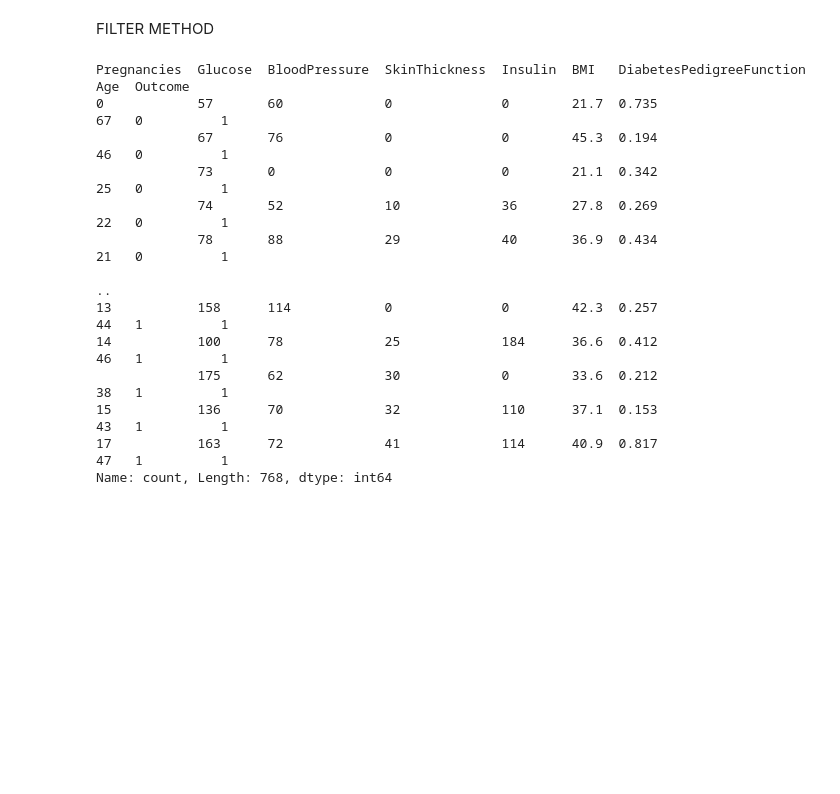
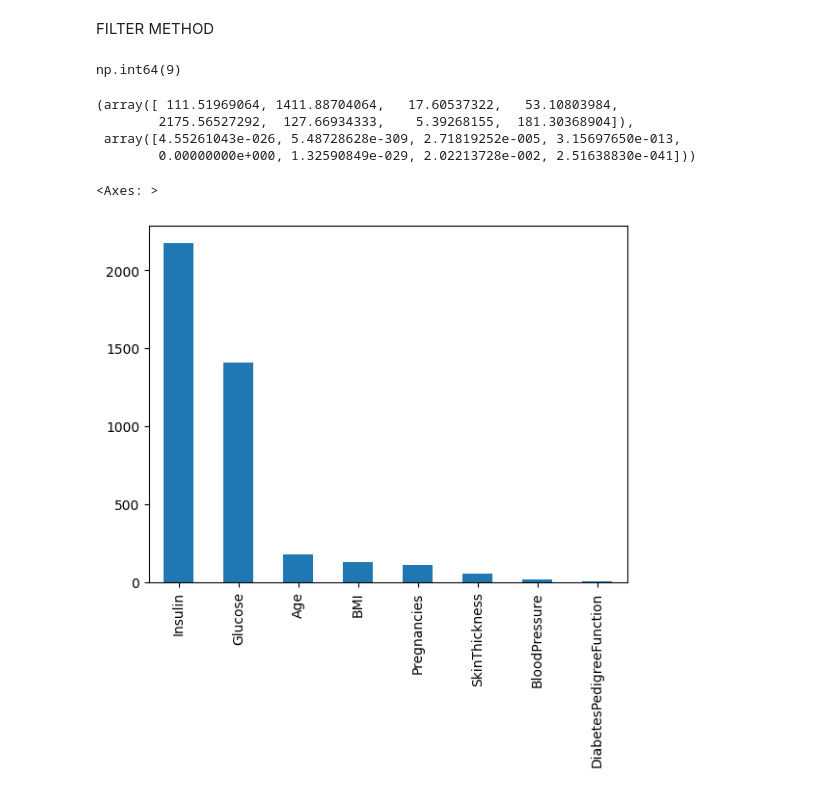
Before and after one commit to vishva0710/ML-From-Scratch, a Jupyter notebook: Machine-Learning/ML_Fundamentals/Feature_selection.ipynb, the cells around one changed output. Saved outputs shown, nothing was run; the diff lists cells and outputs as text; code cells hidden in the pictures; blank space fills up the shorter version.

Commit message:
feature_selection

```diff
--- a/Machine-Learning/ML_Fundamentals/Feature_selection.ipynb
+++ b/Machine-Learning/ML_Fundamentals/Feature_selection.ipynb
@@ -67,18 +67,20 @@ FILTER METHOD
 # Spearman Correlation: Monotonic (not necessarily linear) relationships
 # Mutual Information: Works for non-linear relationships too
 # %%
-data.value_counts()
+data.columns.value_counts().sum()
 # %% [output]
-Pregnancies  Glucose  BloodPressure  SkinThickness  Insulin  BMI   DiabetesPedigreeFunction  Age  Outcome
-0            57       60             0              0        21.7  0.735                     67   0          1
-             67       76             0              0        45.3  0.194                     46   0          1
-             73       0              0              0        21.1  0.342                     25   0          1
-             74       52             10             36       27.8  0.269                     22   0          1
-             78       88             29             40       36.9  0.434                     21   0          1
-                                                                                                            ..
-13           158      114            0              0        42.3  0.257                     44   1          1
-14           100      78             25             184      36.6  0.412                     46   1          1
-             175      62             30             0        33.6  0.212                     38   1          1
-15           136      70             32             110      37.1  0.153                     43   1          1
-17           163      72             41             114      40.9  0.817                     47   1          1
-Name: count, Length: 768, dtype: int64
+np.int64(9)
+# %%
+#chi-square test
+from  sklearn.feature_selection import chi2
+from sklearn.feature_selection import SelectKBest
+k_best=SelectKBest(score_func=chi2,k=4)
+first_4=k_best.fit(x,y)
+chi_score=chi2(x,y)
+# %%
+chi_score
+# %% [output]
+(array([ 111.51969064, 1411.88704064,   17.60537322,   53.10803984,
+        2175.56527292,  127.66934333,    5.39268155,  181.30368904]),
+ array([4.55261043e-026, 5.48728628e-309, 2.71819252e-005, 3.15697650e-013,
+        0.00000000e+000, 1.32590849e-029, 2.02213728e-002, 2.51638830e-041]))
@@ -84,0 +92,8 @@ Name: count, Length: 768, dtype: int64
+# %%
+import matplotlib.pyplot as plt
+#higher the chi value, higher the importance
+series_chi=pd.Series(chi_score[0],index=x.columns).sort_values(ascending=False)
+series_chi.plot.bar()
+# %% [output]
+<Axes: >
+[figure, added]
```
Also changed, not shown: parts of 16 cells of this notebook.
